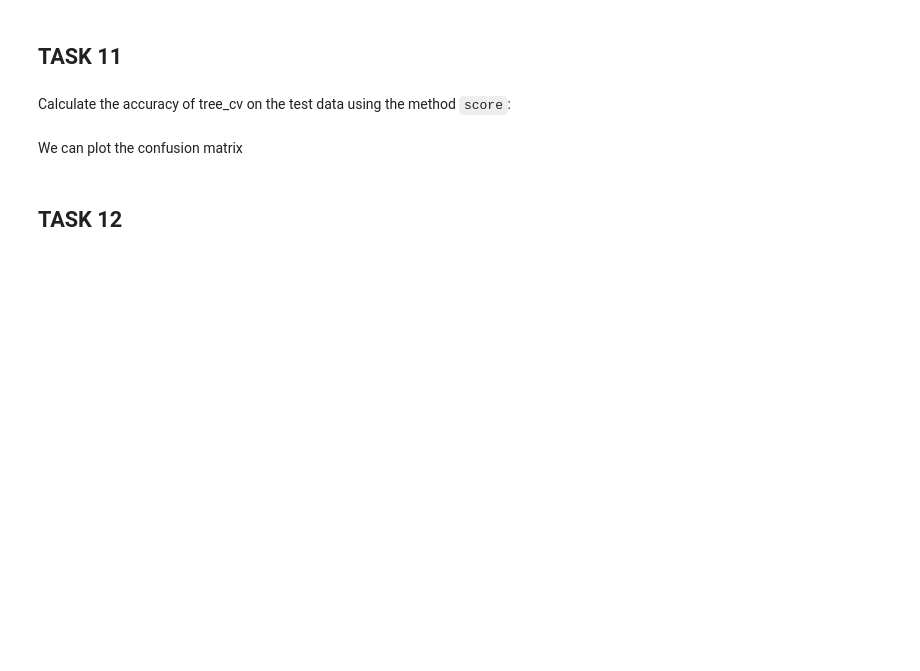
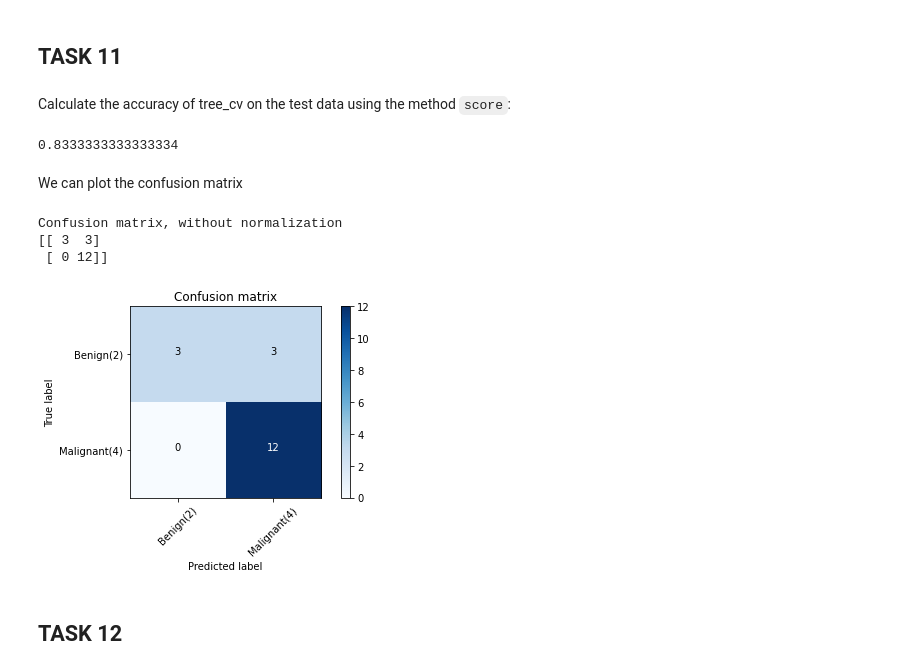
Before and after one commit to SilviuLazar/Applied-Data-Science-Capstone, a Jupyter notebook: Machine Learning Prediction lab.ipynb, the cells around one changed output. Cells and saved outputs as stored; diff of their text form; code cells hidden in the pictures; blank space fills up the shorter version.

```diff
--- a/Machine Learning Prediction lab.ipynb
+++ b/Machine Learning Prediction lab.ipynb
@@ -239,11 +324,12 @@ plot_confusion_matrix(Y_test,yhat)
 # %% [markdown]
 Create a k nearest neighbors object then  create a  <code>GridSearchCV</code> object  <code>knn_cv</code> with cv = 10.  Fit the object to find the best parameters from the dictionary <code>parameters</code>.
 # %%
-parameters = {'n_neighbors': [1, 2, 3, 4, 5, 6, 7, 8, 9, 10],
+parameters_knn = {'n_neighbors': [1, 2, 3, 4, 5, 6, 7, 8, 9, 10],
               'algorithm': ['auto', 'ball_tree', 'kd_tree', 'brute'],
               'p': [1,2]}
 
 KNN = KNeighborsClassifier()
+knn_cv = GridSearchCV(estimator=KNN, param_grid=parameters_knn, cv=10).fit(X_train,Y_train)
 # %%
 print("tuned hpyerparameters :(best parameters) ",knn_cv.best_params_)
 print("accuracy :",knn_cv.best_score_)
@@ -251,5 +340,9 @@ print("accuracy :",knn_cv.best_score_)
 ## TASK  11
 # %% [markdown]
 Calculate the accuracy of tree_cv on the test data using the method <code>score</code>:
+# %%
+knn_cv.score(X_test, Y_test)
+# %% [output]
+0.8333333333333334
 # %% [markdown]
 We can plot the confusion matrix
@@ -259,3 +349,14 @@ plot_confusion_matrix(Y_test,yhat)
+# %%
+
+yhat_knn = knn_cv.predict(X_test)
+
+knn_cnf_matrix = confusion_matrix(y_true=Y_test, y_pred=yhat_knn)
+plot_confusion_matrix(knn_cnf_matrix, classes=['Benign(2)','Malignant(4)'], normalize= False, title='Confusion matrix')
+# %% [output]
+Confusion matrix, without normalization
+[[ 3  3]
+ [ 0 12]]
+[figure, added]
 # %% [markdown]
 ## TASK  12
 # %% [markdown]
```
Also changed, not shown: parts of 23 cells of this notebook.
